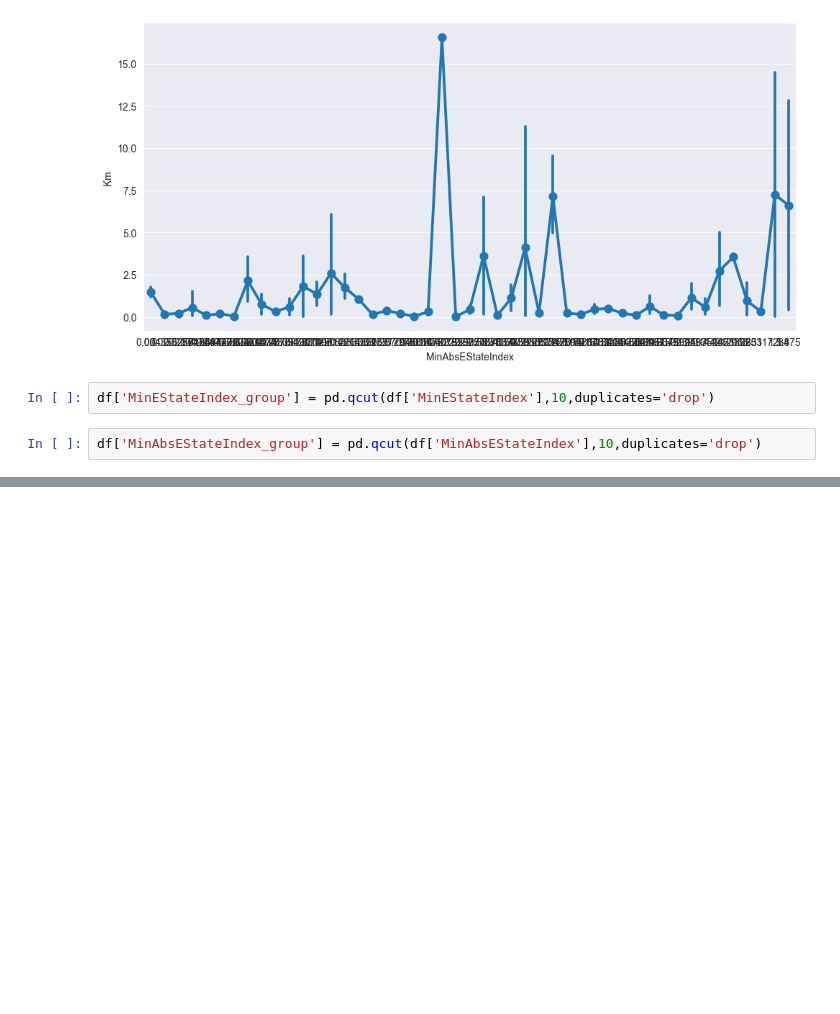
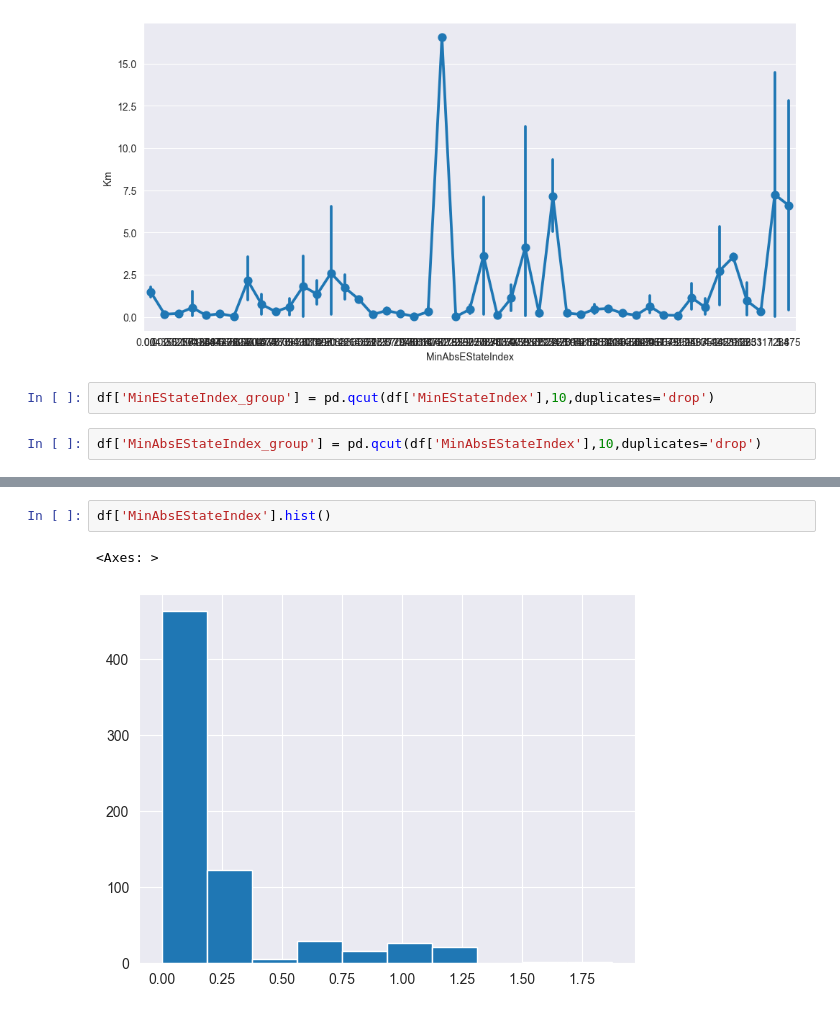
Before and after one commit to illhammm/Nanozymes1, a Jupyter notebook: Data_Preprocessing/edit_nnz.ipynb, the cells around one changed output, grey strips where cells are left out. Cells and saved outputs as stored; diff of their text form; blank space fills up the shorter version.

```diff
--- a/Data_Preprocessing/edit_nnz.ipynb
+++ b/Data_Preprocessing/edit_nnz.ipynb
@@ -215,0 +226,5 @@ for i, col in enumerate(['MinEStateIndex_group', 'MinAbsEStateIndex_group']):
+# %%
+df['MinAbsEStateIndex'].hist()
+# %% [output]
+<Axes: >
+[figure, added]
```
Also changed, not shown: parts of 48 cells of this notebook, 9 other files.
